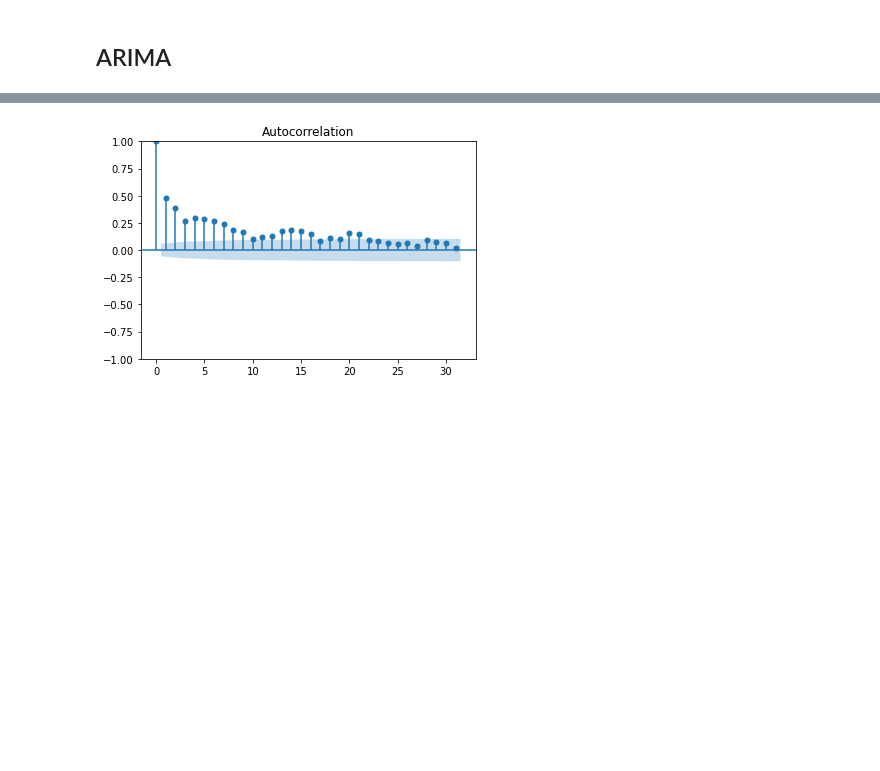
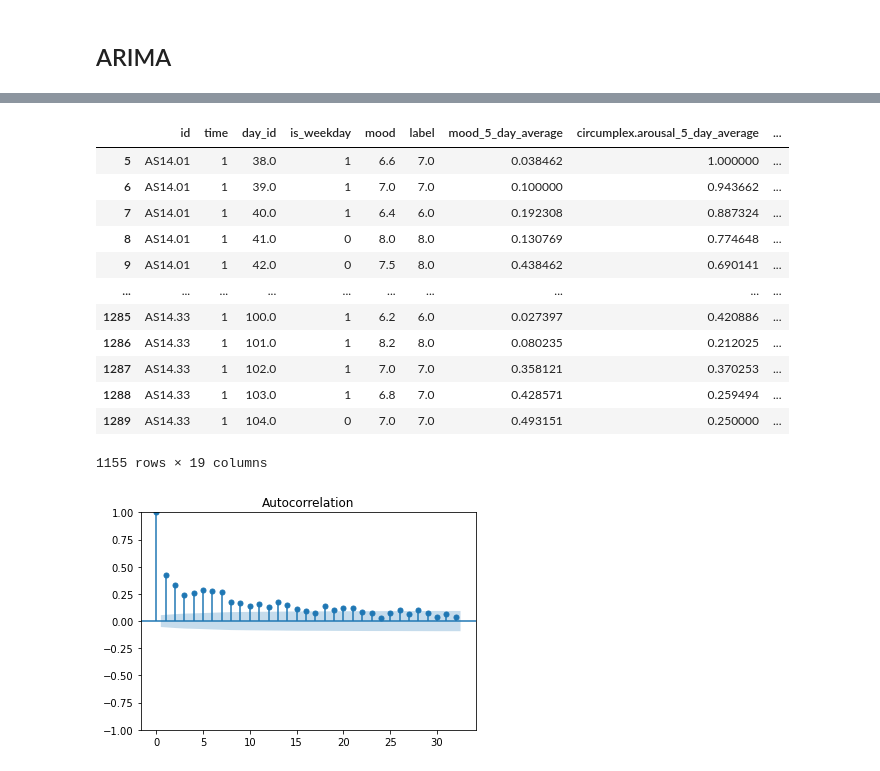
Before and after one commit to tuanddoox/Data_Mining_VU, a Jupyter notebook: exercise 2A.ipynb, the cells around one changed output, grey strips where cells are left out. Saved outputs shown, nothing was run; the diff lists cells and outputs as text; code cells hidden in the pictures; blank space fills up the shorter version.

```diff
--- a/exercise 2A.ipynb
+++ b/exercise 2A.ipynb
@@ -294,8 +376,26 @@ added_features = added_features.dropna()
+# %%
+added_features['time'] = pd.to_datetime(added_features['time'], format='%Y/%m/%d')
+added_features['time'] = (added_features['time'] - pd.Timestamp("1970-01-01")) // pd.Timedelta('1s')
+added_features.dropna()
+# %% [output]
+|  | id | time | day_id | is_weekday | mood | label | mood_5_day_average | circumplex.arousal_5_day_average | ... |
+| 5 | AS14.01 | 1 | 38.0 | 1 | 6.6 | 7.0 | 0.038462 | 1.000000 | ... |
+| 6 | AS14.01 | 1 | 39.0 | 1 | 7.0 | 7.0 | 0.100000 | 0.943662 | ... |
+| 7 | AS14.01 | 1 | 40.0 | 1 | 6.4 | 6.0 | 0.192308 | 0.887324 | ... |
+| 8 | AS14.01 | 1 | 41.0 | 0 | 8.0 | 8.0 | 0.130769 | 0.774648 | ... |
+| 9 | AS14.01 | 1 | 42.0 | 0 | 7.5 | 8.0 | 0.438462 | 0.690141 | ... |
+| ... | ... | ... | ... | ... | ... | ... | ... | ... | ... |
+| 1285 | AS14.33 | 1 | 100.0 | 1 | 6.2 | 6.0 | 0.027397 | 0.420886 | ... |
+| 1286 | AS14.33 | 1 | 101.0 | 1 | 8.2 | 8.0 | 0.080235 | 0.212025 | ... |
+| 1287 | AS14.33 | 1 | 102.0 | 1 | 7.0 | 7.0 | 0.358121 | 0.370253 | ... |
+| 1288 | AS14.33 | 1 | 103.0 | 1 | 6.8 | 7.0 | 0.428571 | 0.259494 | ... |
+| 1289 | AS14.33 | 1 | 104.0 | 0 | 7.0 | 7.0 | 0.493151 | 0.250000 | ... |
+1155 rows × 19 columns
 # %%
-plot_acf(added_features.mood)
+plot_acf(added_features.label)
 plt.show()
 # %% [output]
-[figure, old version]
+[figure, new version]
 # %%
 f = plt.figure()
 ax1 = f.add_subplot(121)
```
Also changed, not shown: parts of 35 cells of this notebook.
